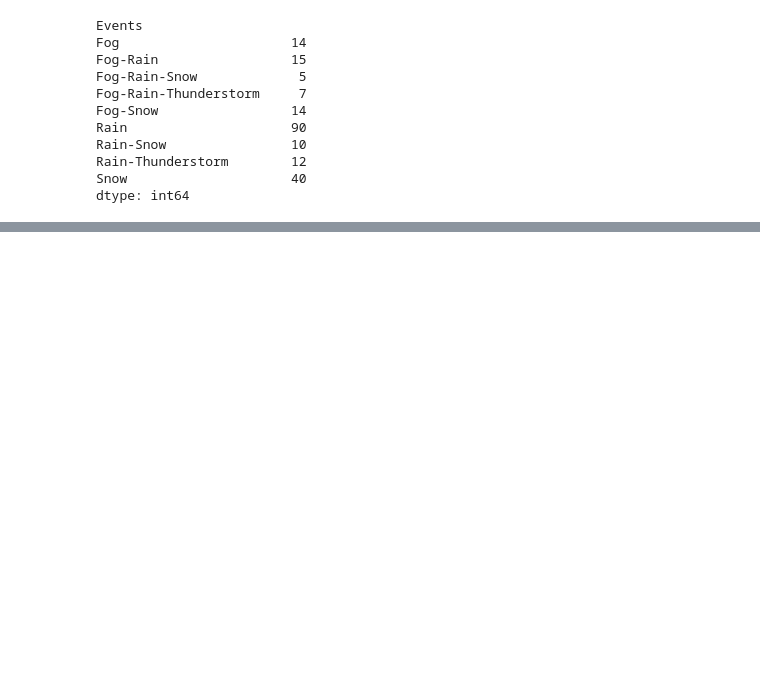
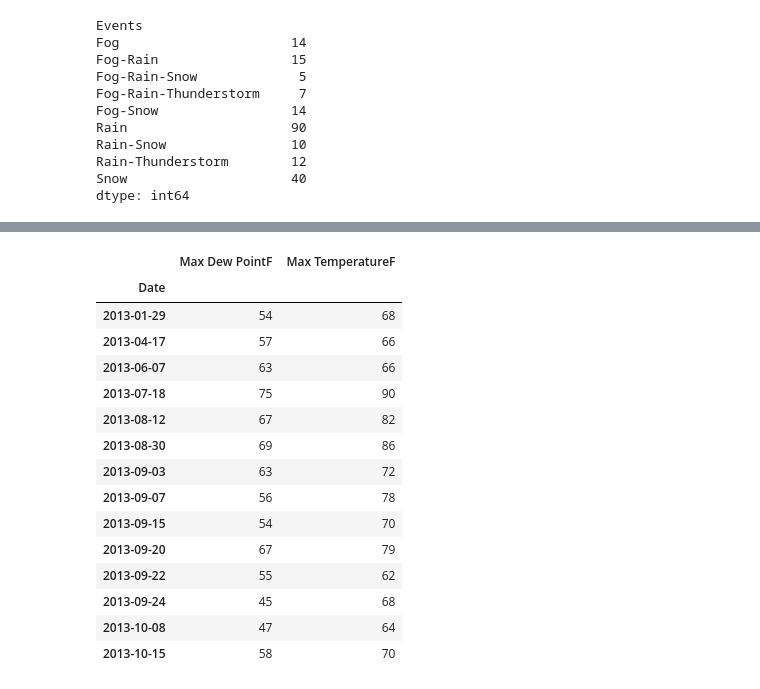
Before and after one commit to vblacklion/Data_Visualizations_with_Matplotlib_and_Seaborn, a Jupyter notebook: Pandas.ipynb, the cells around one changed output, grey strips where cells are left out. Saved outputs shown, nothing was run; the diff lists cells and outputs as text; code cells hidden in the pictures; blank space fills up the shorter version.

```diff
--- a/Pandas.ipynb
+++ b/Pandas.ipynb
@@ -81,0 +130,19 @@ dtype: int64
+# %%
+df[df.Events == 'Fog'][['Max Dew PointF', 'Max TemperatureF']]
+# %% [output]
+|  | Max Dew PointF | Max TemperatureF |
+| Date |  |  |
+| 2013-01-29 | 54 | 68 |
+| 2013-04-17 | 57 | 66 |
+| 2013-06-07 | 63 | 66 |
+| 2013-07-18 | 75 | 90 |
+| 2013-08-12 | 67 | 82 |
+| 2013-08-30 | 69 | 86 |
+| 2013-09-03 | 63 | 72 |
+| 2013-09-07 | 56 | 78 |
+| 2013-09-15 | 54 | 70 |
+| 2013-09-20 | 67 | 79 |
+| 2013-09-22 | 55 | 62 |
+| 2013-09-24 | 45 | 68 |
+| 2013-10-08 | 47 | 64 |
+| 2013-10-15 | 58 | 70 |
```
Also changed, not shown: parts of 10 cells of this notebook, 1 other file.
